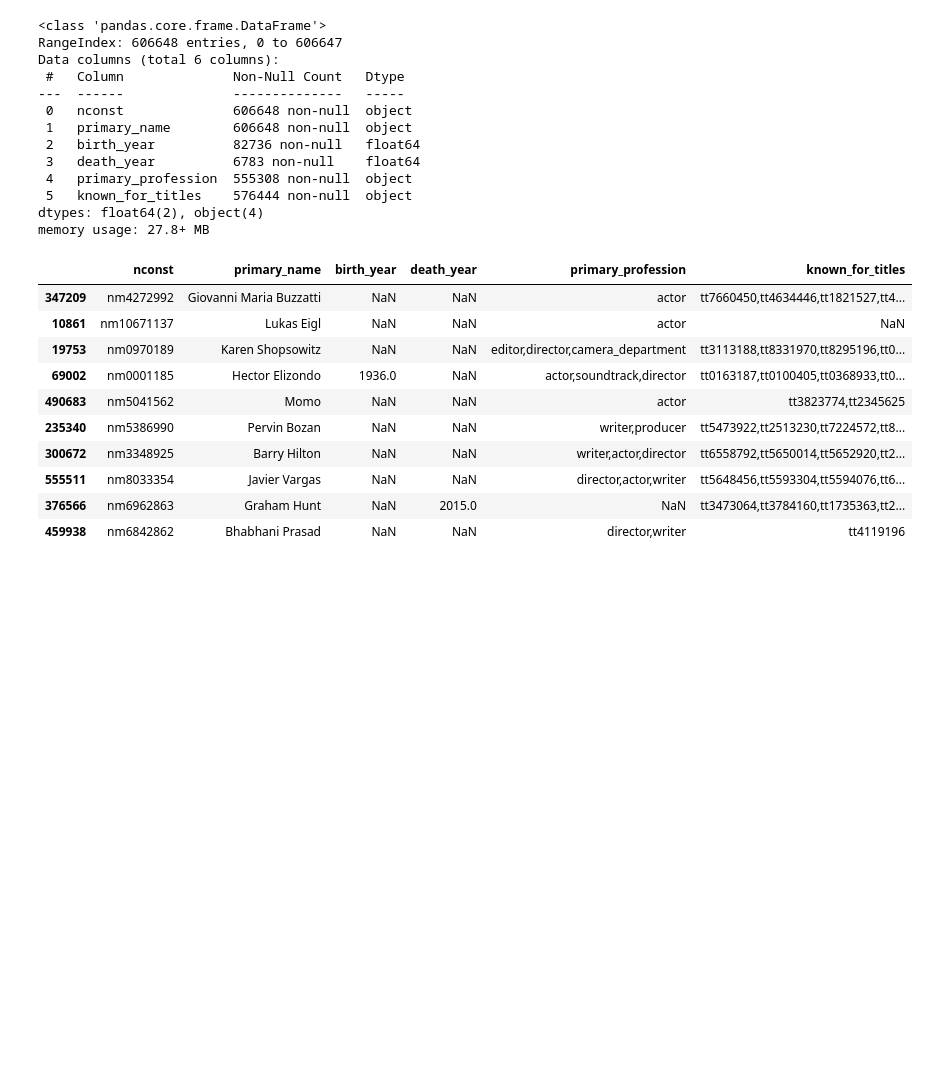
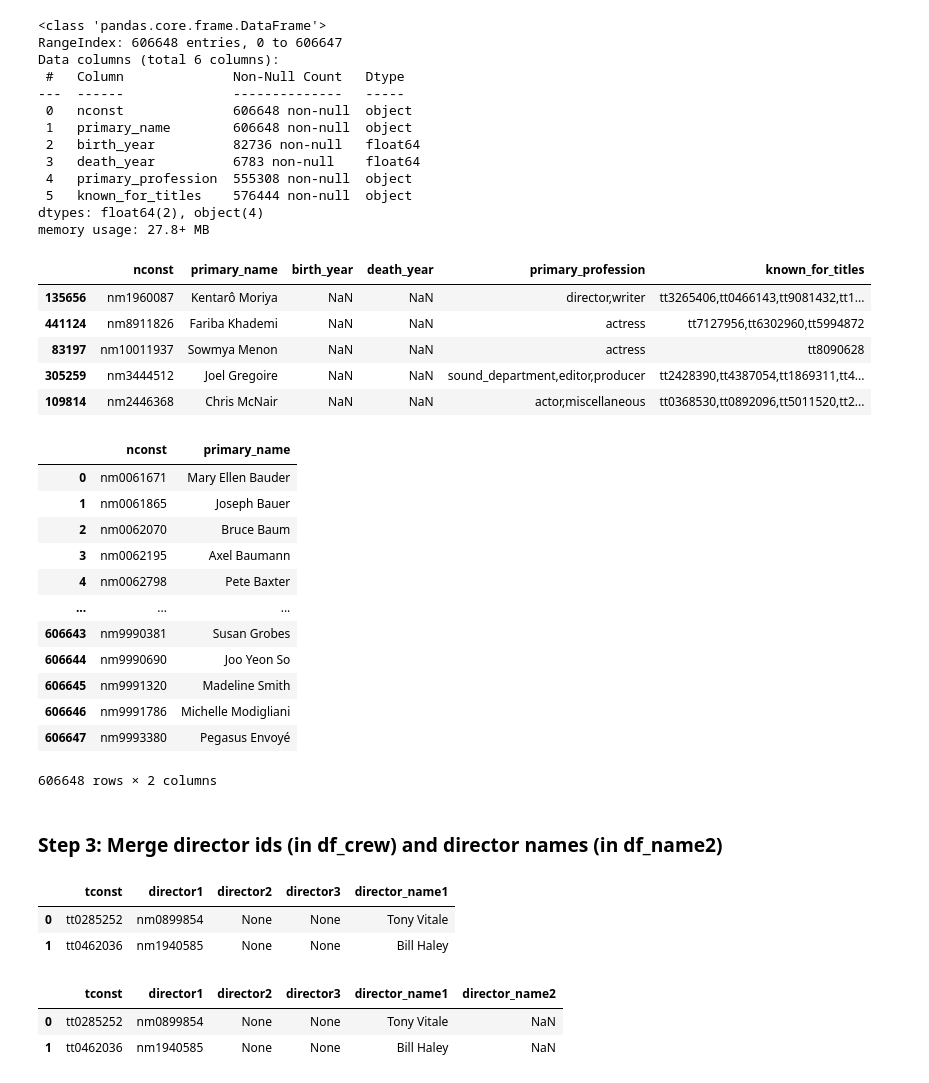
Before and after one commit to ZenBurrito/Phase-1Project, a Jupyter notebook: emiko_data_cleaning.ipynb, the cells around one changed output. Saved outputs shown, nothing was run; the diff lists cells and outputs as text; code cells hidden in the pictures; blank space fills up the shorter version.

Commit message:
Modified Jupyter Notebook. Added codes for mearing director IDs and director names

```diff
--- a/emiko_data_cleaning.ipynb
+++ b/emiko_data_cleaning.ipynb
@@ -56,16 +135,63 @@ Data columns (total 6 columns):
 dtypes: float64(2), object(4)
 memory usage: 27.8+ MB
 # %%
-df_name.sample(10)
+df_name.sample(5)
 # %% [output]
 |  | nconst | primary_name | birth_year | death_year | primary_profession | known_for_titles |
-| 347209 | nm4272992 | Giovanni Maria Buzzatti | NaN | NaN | actor | tt7660450,tt4634446,tt1821527,tt4... |
-| 10861 | nm10671137 | Lukas Eigl | NaN | NaN | actor | NaN |
-| 19753 | nm0970189 | Karen Shopsowitz | NaN | NaN | editor,director,camera_department | tt3113188,tt8331970,tt8295196,tt0... |
-| 69002 | nm0001185 | Hector Elizondo | 1936.0 | NaN | actor,soundtrack,director | tt0163187,tt0100405,tt0368933,tt0... |
-| 490683 | nm5041562 | Momo | NaN | NaN | actor | tt3823774,tt2345625 |
-| 235340 | nm5386990 | Pervin Bozan | NaN | NaN | writer,producer | tt5473922,tt2513230,tt7224572,tt8... |
-| 300672 | nm3348925 | Barry Hilton | NaN | NaN | writer,actor,director | tt6558792,tt5650014,tt5652920,tt2... |
-| 555511 | nm8033354 | Javier Vargas | NaN | NaN | director,actor,writer | tt5648456,tt5593304,tt5594076,tt6... |
-| 376566 | nm6962863 | Graham Hunt | NaN | 2015.0 | NaN | tt3473064,tt3784160,tt1735363,tt2... |
-| 459938 | nm6842862 | Bhabhani Prasad | NaN | NaN | director,writer | tt4119196 |
+| 135656 | nm1960087 | Kentarô Moriya | NaN | NaN | director,writer | tt3265406,tt0466143,tt9081432,tt1... |
+| 441124 | nm8911826 | Fariba Khademi | NaN | NaN | actress | tt7127956,tt6302960,tt5994872 |
+| 83197 | nm10011937 | Sowmya Menon | NaN | NaN | actress | tt8090628 |
+| 305259 | nm3444512 | Joel Gregoire | NaN | NaN | sound_department,editor,producer | tt2428390,tt4387054,tt1869311,tt4... |
+| 109814 | nm2446368 | Chris McNair | NaN | NaN | actor,miscellaneous | tt0368530,tt0892096,tt5011520,tt2... |
+# %%
+# Keep 'nconst', 'primary_name'
+df_name2 = df_name[['nconst', 'primary_name' ]]
+
+df_name2
+# %% [output]
+|  | nconst | primary_name |
+| 0 | nm0061671 | Mary Ellen Bauder |
+| 1 | nm0061865 | Joseph Bauer |
+| 2 | nm0062070 | Bruce Baum |
+| 3 | nm0062195 | Axel Baumann |
+| 4 | nm0062798 | Pete Baxter |
+| ... | ... | ... |
+| 606643 | nm9990381 | Susan Grobes |
+| 606644 | nm9990690 | Joo Yeon So |
+| 606645 | nm9991320 | Madeline Smith |
+| 606646 | nm9991786 | Michelle Modigliani |
+| 606647 | nm9993380 | Pegasus Envoyé |
+606648 rows × 2 columns
+# %% [markdown]
+### Step 3: Merge director ids (in df_crew) and director names (in df_name2)
+# %%
+# Merge names of directors for director1, and rename it director_name1
+
+df_merge1 = df_crew.merge(df_name2, how='left', left_on='director1', right_on='nconst' )
+
+# Rename
+df_merge1.rename(columns={'primary_name':'director_name1'}, inplace=True)
+
+# drop keys
+df_merge1.drop(axis=1, columns='nconst', inplace=True)
+
+df_merge1.head(2)
+# %% [output]
+|  | tconst | director1 | director2 | director3 | director_name1 |
+| 0 | tt0285252 | nm0899854 | None | None | Tony Vitale |
+| 1 | tt0462036 | nm1940585 | None | None | Bill Haley |
+# %%
+# Merge names of directors for director2, and rename it director_name2
+df_merge2 = df_merge1.merge(df_name2, how='left', left_on='director2', right_on='nconst' )
+
+# Rename
+df_merge2.rename(columns={'primary_name':'director_name2'}, inplace=True)
+
+# drop keys
+df_merge2.drop(axis=1, columns='nconst', inplace=True)
+
+df_merge2.head(2)
+# %% [output]
+|  | tconst | director1 | director2 | director3 | director_name1 | director_name2 |
+| 0 | tt0285252 | nm0899854 | None | None | Tony Vitale | NaN |
+| 1 | tt0462036 | nm1940585 | None | None | Bill Haley | NaN |
```
Also changed, not shown: parts of 16 cells of this notebook.
